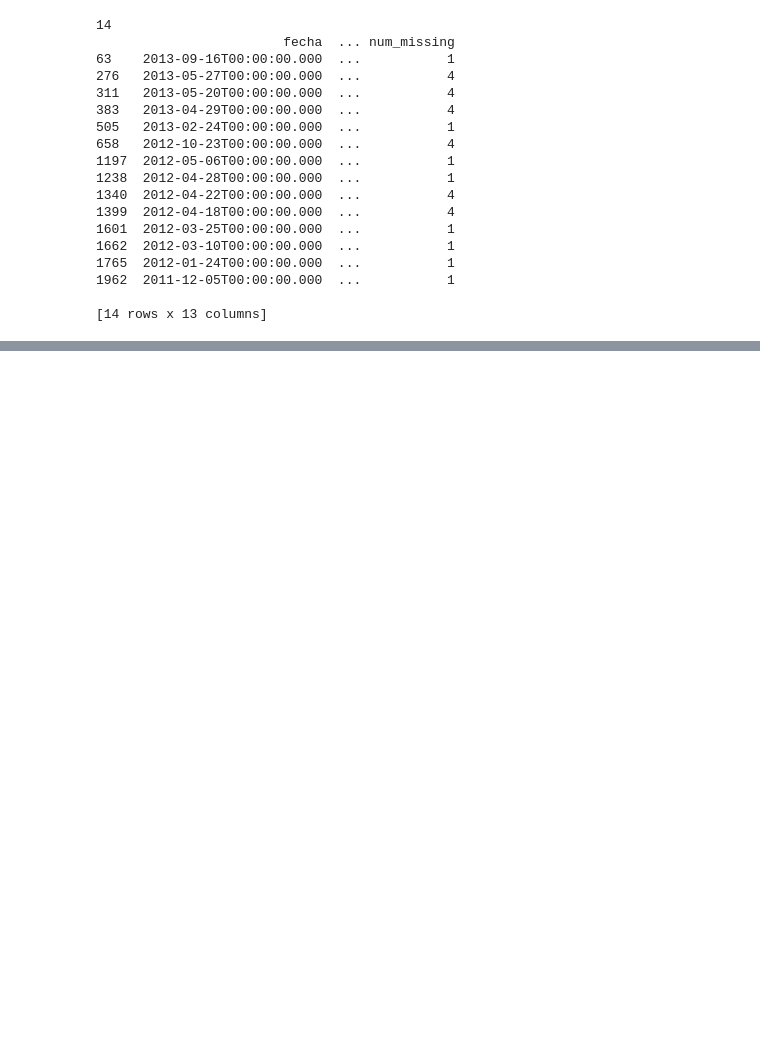
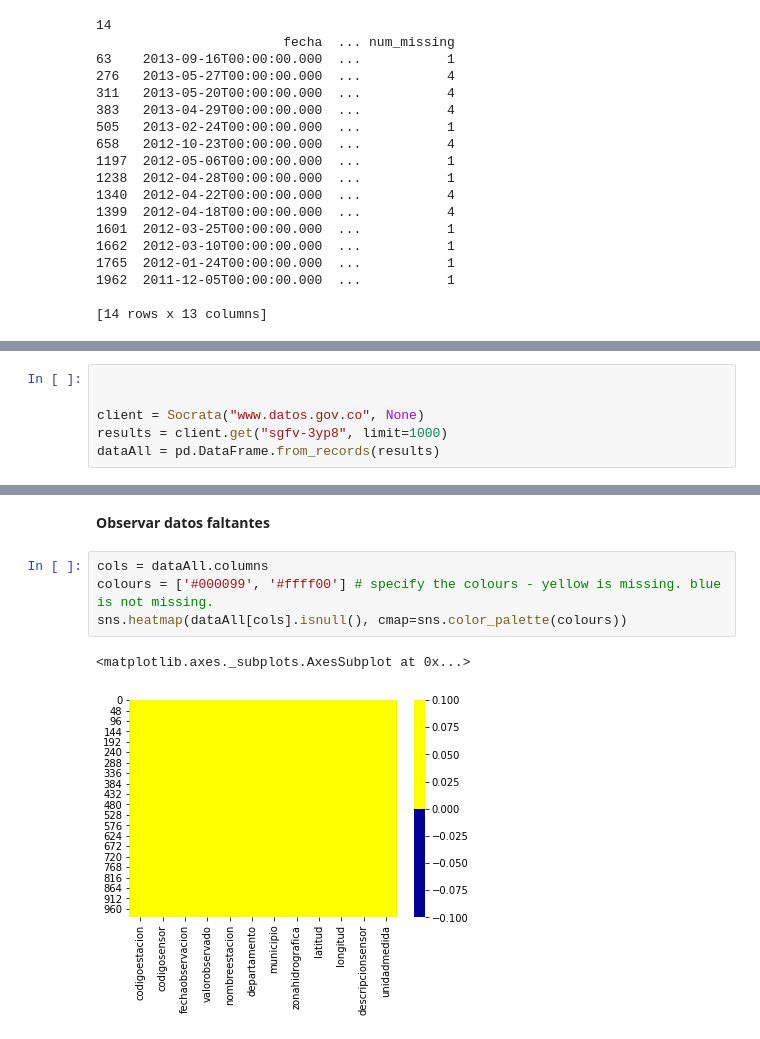
Before and after one commit to waltermayor/rescityUAO, a Jupyter notebook: PreprocesamientoDeDatos.ipynb, the cells around one changed output, grey strips where cells are left out. Drawn from its saved outputs; the diff is of its cells as text; blank space fills up the shorter version.

```diff
--- a/PreprocesamientoDeDatos.ipynb
+++ b/PreprocesamientoDeDatos.ipynb
@@ -145,0 +433,6 @@ print(dataInundCali)
+# %%
+
+
+client = Socrata("www.datos.gov.co", None)
+results = client.get("sgfv-3yp8", limit=1000)
+dataAll = pd.DataFrame.from_records(results)
@@ -145,0 +441,9 @@ print(dataInundCali)
+# %% [markdown]
+**Observar datos faltantes**
+# %%
+cols = dataAll.columns
+colours = ['#000099', '#ffff00'] # specify the colours - yellow is missing. blue is not missing.
+sns.heatmap(dataAll[cols].isnull(), cmap=sns.color_palette(colours))
+# %% [output]
+<matplotlib.axes._subplots.AxesSubplot at 0x...>
+[figure, added]
```
Also changed, not shown: parts of 49 cells of this notebook.
